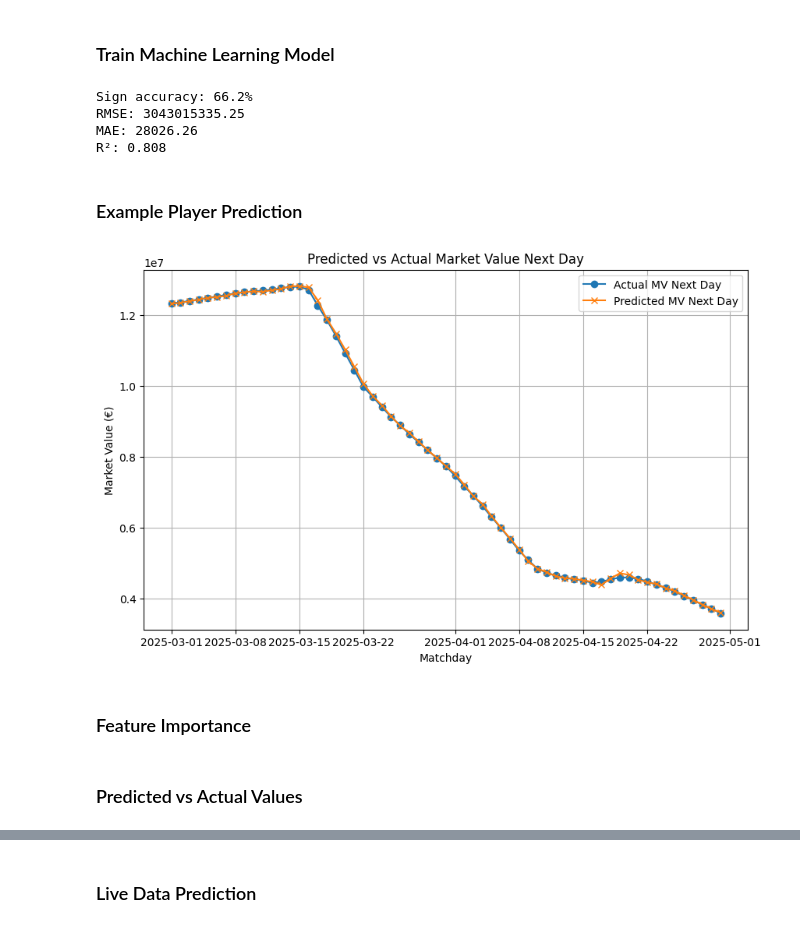
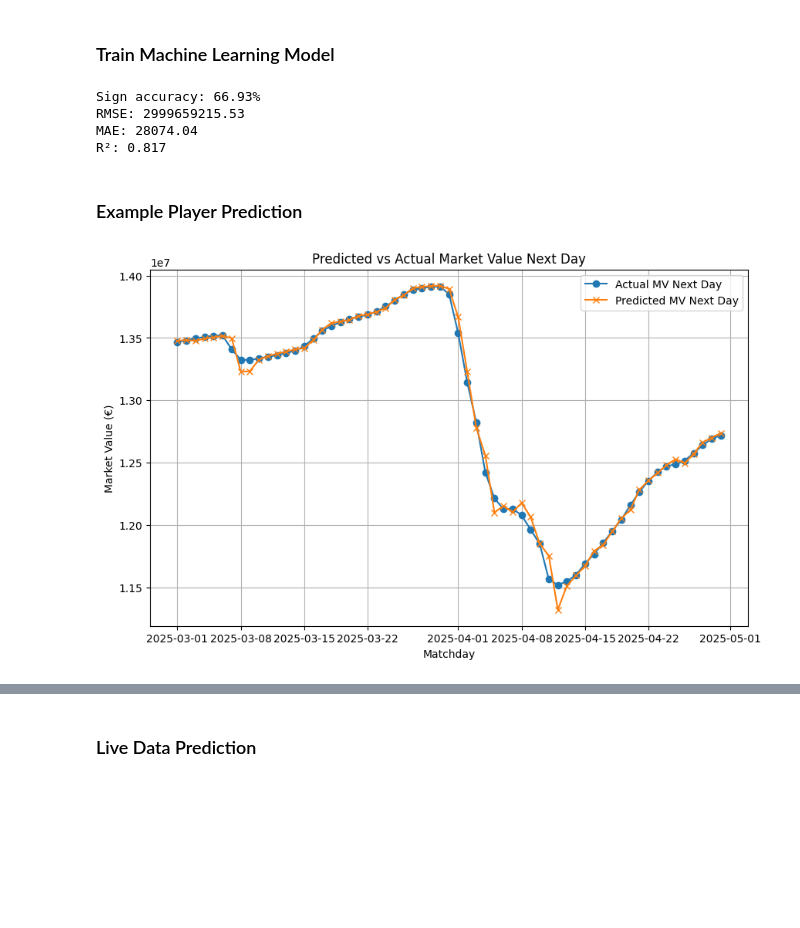
Before and after one commit to walzim/Kickbase-Trading-Advisor, a Jupyter notebook: daily_predictions.ipynb, the cells around one changed output, grey strips where cells are left out. Drawn from its saved outputs; the diff is of its cells as text; code cells hidden in the pictures; blank space fills up the shorter version.

```diff
--- a/daily_predictions.ipynb
+++ b/daily_predictions.ipynb
@@ -146,14 +172,11 @@ if reload_data:
         final_df.to_sql("player_data_1d", conn, if_exists="replace", index=False)
 # %%
-conn = sqlite3.connect("bundesliga.db")
+conn = sqlite3.connect("player_data_total.db")
 df = pd.read_sql("SELECT * FROM player_data_1d", conn)
 conn.close()
 # %% [markdown]
 ### Preprocess Data
 # %%
-# TODO: Change this to replace NaN with other values instead of dropping, so we keep our up-to-date data
-#df = df.dropna(subset=["mv_next_day", "mv_target", "next_md", "days_to_next"])
-
 # 1. Sort and filter
 df = df.sort_values(["player_id", "date"])
 df = df[(df["team_id"] == df["t1"]) | (df["team_id"] == df["t2"])]  # keep only t1 or t2
@@ -177,7 +200,7 @@ df = df[df["mv"] != 0.0]
 # 4. Feature engineering
 # Market value trend 1d
 df["mv_change_1d"] = df["mv"] - df.groupby("player_id")["mv"].shift(1)
-df["mv_trend_1d"] = df.groupby("player_id")["mv"].pct_change()
+df["mv_trend_1d"] = df.groupby("player_id")["mv"].pct_change(fill_method=None)
 df["mv_trend_1d"] = df["mv_trend_1d"].replace([np.inf, -np.inf], 0).fillna(0)
 
 # Market value trend 3d
@@ -185,7 +208,7 @@ df["mv_change_3d"] = df["mv"] - df.groupby("player_id")["mv"].shift(3)
 df["mv_vol_3d"] = df.groupby("player_id")["mv"].rolling(3).std().reset_index(0,drop=True)
 
 # Market value trend 7d
-df["mv_trend_7d"] = df.groupby("player_id")["mv"].pct_change(periods=7)
+df["mv_trend_7d"] = df.groupby("player_id")["mv"].pct_change(periods=7, fill_method=None)
 df["mv_trend_7d"] = df["mv_trend_7d"].replace([np.inf, -np.inf], 0).fillna(0)
 
 ## League-wide market context
@@ -214,7 +237,6 @@ df = df.fillna({
 now = datetime.now()
 max_date = (now - timedelta(days=1)) if now.hour <= 22 else now
 max_date = max_date.date()
-print(max_date)
 
 today_df = df[df["date"].dt.date >= max_date]
 
@@ -273,43 +293,41 @@ print(f"RMSE: {np.round(rmse, 2)}")
 print(f"MAE: {np.round(mae, 2)}")
 print(f"R²: {np.round(r2, 3)}")
 # %% [output]
-Sign accuracy: 66.2%
-RMSE: 3043015335.25
-MAE: 28026.26
-R²: 0.808
+Sign accuracy: 66.93%
+RMSE: 2999659215.53
+MAE: 28074.04
+R²: 0.817
 # %% [markdown]
 ### Example Player Prediction
 # %%
 small_test = test[["player_id", "first_name", "last_name", "date", "mv", "mv_next_day", "mv_target"]].copy()
 
 small_test["predicted_mv_target"] = np.round(y_pred, 2)
 small_test["predicted_mv_next_day"] = small_test["mv"] + small_test["predicted_mv_target"]
 
 
 # get error between prediction and actual
 small_test["error"] = small_test["mv_next_day"] - small_test["predicted_mv_next_day"]
 
 # Sort by error ascending
 
 small_test = small_test.sort_values("date")
 
-small_test = small_test[(small_test["last_name"] == "Uzun")]
+small_test = small_test[(small_test["last_name"] == "Eggestein")]
 
 
 # Filter small test only between 2025-03 and 2025-04
 small_test = small_test[(small_test["date"] >= "2025-03-01") & (small_test["date"] <= "2025-04-30")]
 
 
 # Plot predicted vs actual mv_next_week
 plt.figure(figsize=(10, 6))
 plt.plot(small_test["date"], small_test["mv_next_day"], marker='o', label="Actual MV Next Day")
 plt.plot(small_test["date"], small_test["predicted_mv_next_day"], marker='x', label="Predicted MV Next Day")
 plt.xlabel("Matchday")
 plt.ylabel("Market Value (€)")
 plt.title("Predicted vs Actual Market Value Next Day")
 plt.legend()
 plt.grid(True)
 # %% [output]
-[figure, old version]
+[figure, new version]
-# %% [markdown]
-### Feature Importance
@@ -331,2 +333,0 @@ plt.grid(True)
-# %% [markdown]
-### Predicted vs Actual Values
```
Also changed, not shown: parts of 14 cells of this notebook, 5 other files.
